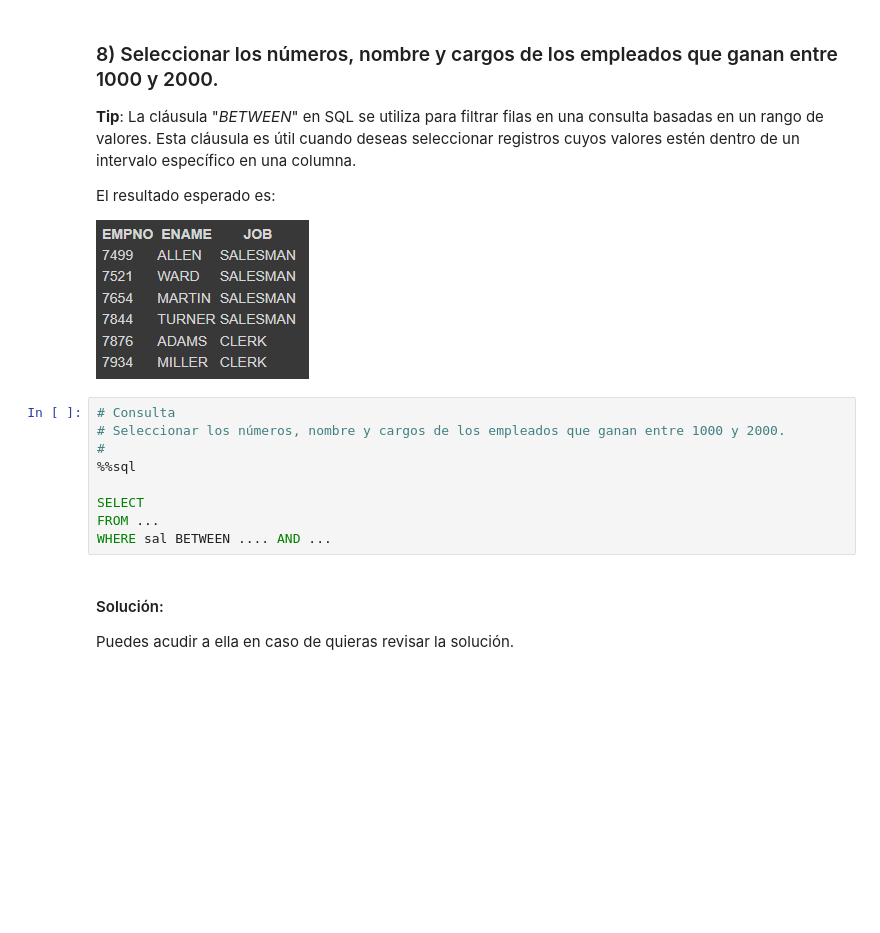
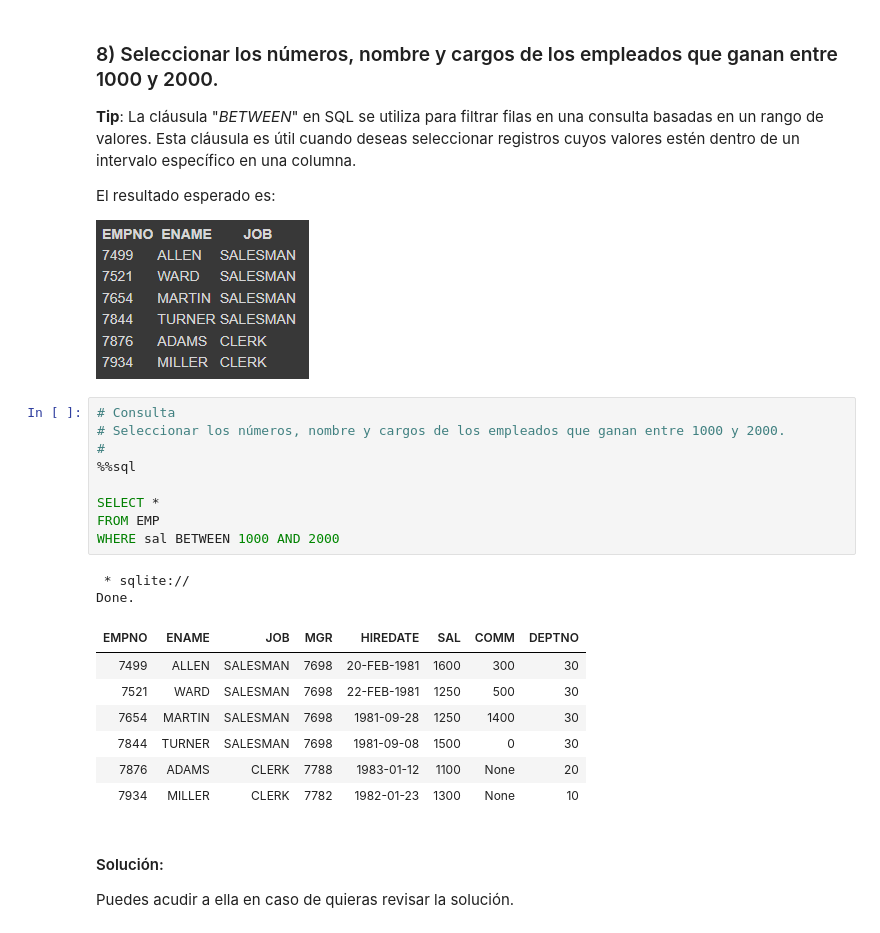
Before and after one commit to cam2149/eda_couse, a Jupyter notebook: Taller_1_SQL_Emp.ipynb, the cells around one changed output. Drawn from its saved outputs; the diff is of its cells as text; blank space fills up the shorter version.

```diff
--- a/Taller_1_SQL_Emp.ipynb
+++ b/Taller_1_SQL_Emp.ipynb
@@ -378,12 +522,22 @@ El resultado esperado es:
 # %%
 # Consulta
 # Seleccionar los números, nombre y cargos de los empleados que ganan entre 1000 y 2000.
 #
 %%sql
 
-SELECT
-FROM ...
-WHERE sal BETWEEN .... AND ...
+SELECT *
+FROM EMP
+WHERE sal BETWEEN 1000 AND 2000
+# %% [output]
+ * sqlite://
+Done.
+| EMPNO | ENAME | JOB | MGR | HIREDATE | SAL | COMM | DEPTNO |
+| 7499 | ALLEN | SALESMAN | 7698 | 20-FEB-1981 | 1600 | 300 | 30 |
+| 7521 | WARD | SALESMAN | 7698 | 22-FEB-1981 | 1250 | 500 | 30 |
+| 7654 | MARTIN | SALESMAN | 7698 | 1981-09-28 | 1250 | 1400 | 30 |
+| 7844 | TURNER | SALESMAN | 7698 | 1981-09-08 | 1500 | 0 | 30 |
+| 7876 | ADAMS | CLERK | 7788 | 1983-01-12 | 1100 | None | 20 |
+| 7934 | MILLER | CLERK | 7782 | 1982-01-23 | 1300 | None | 10 |
 # %% [markdown]
 #### Solución:
 
```
Also changed, not shown: parts of 19 cells of this notebook.
